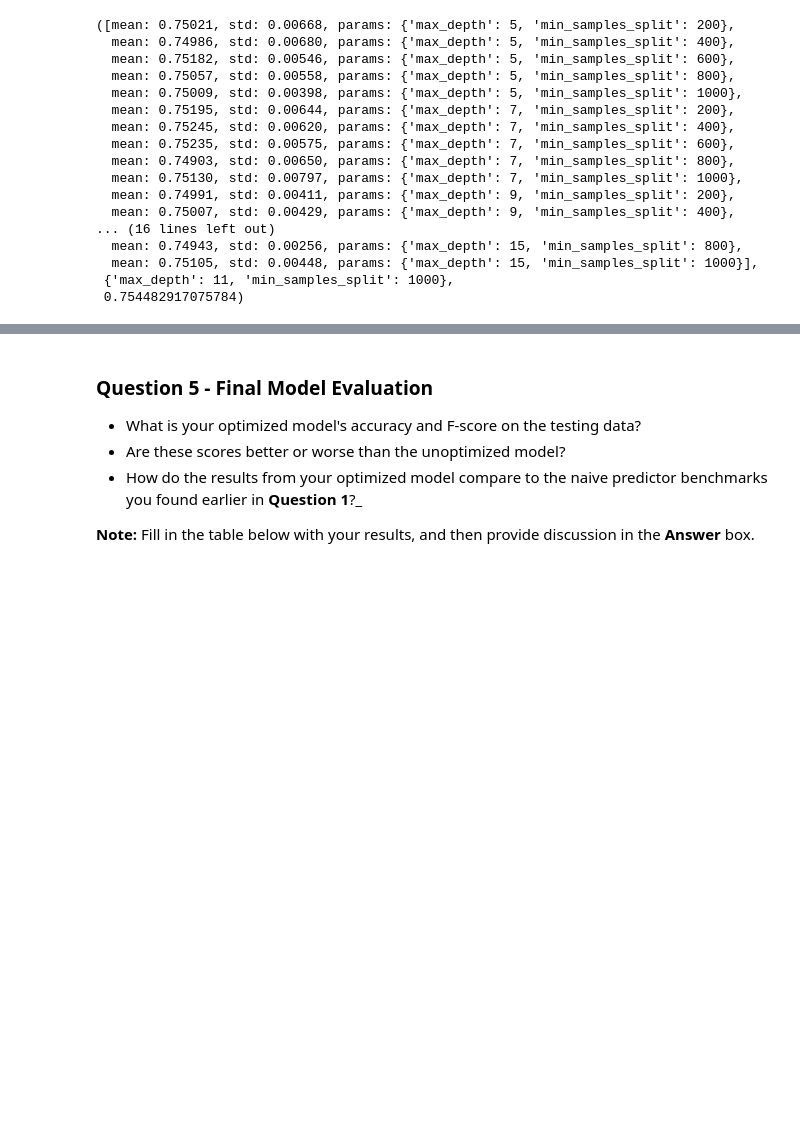
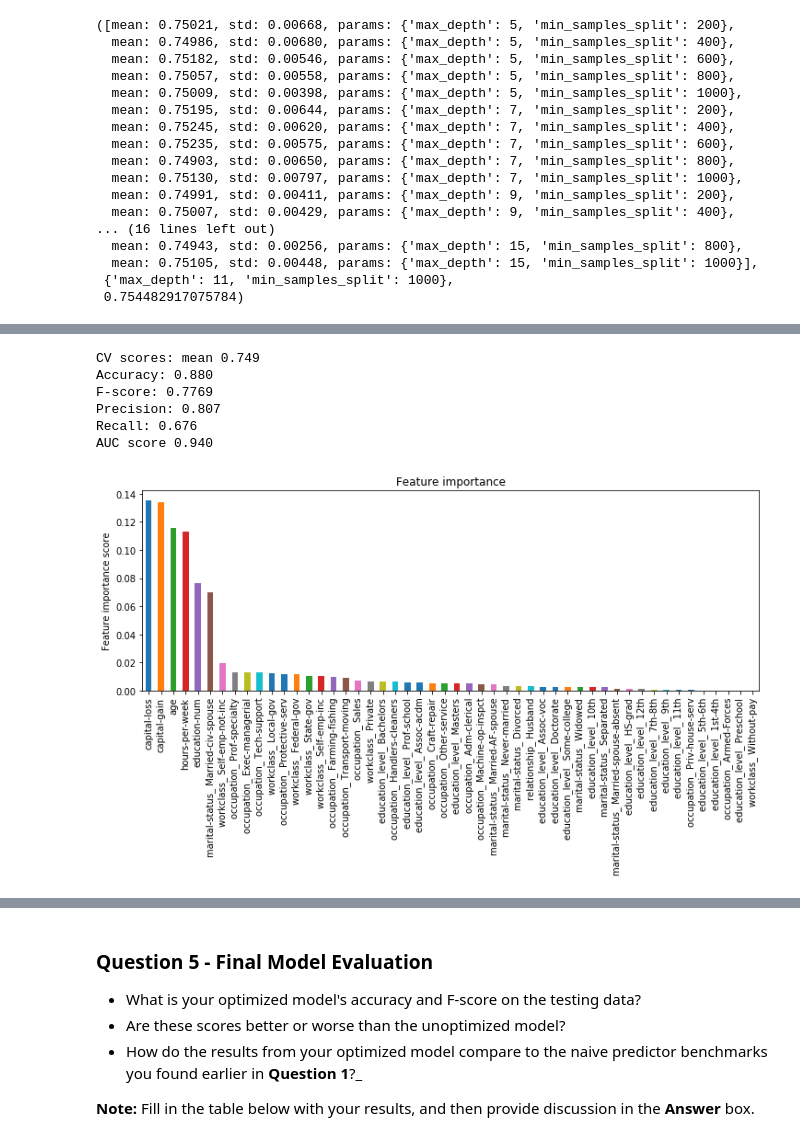
Before and after one commit to kotliarov/charity, a Jupyter notebook: finding_donors-bench.ipynb, the cells around one changed output, grey strips where cells are left out. Drawn from its saved outputs; the diff is of its cells as text; code cells hidden in the pictures; blank space fills up the shorter version.

```diff
--- a/finding_donors-bench.ipynb
+++ b/finding_donors-bench.ipynb
@@ -697,7 +698,7 @@ gsearch2.grid_scores_, gsearch2.best_params_, gsearch2.best_score_
  0.754482917075784)
 # %%
 # Tune tree specific params
-params3 = {'max_samples_leaf': [x for x in range(10, 81, 10)],
+params3 = {'min_samples_leaf': [x for x in range(10, 81, 10)],
           'min_samples_split': [x for x in range(1000, 2100, 200)]}
 gsearch3 = GridSearchCV(estimator=GradientBoostingClassifier(learning_rate=0.2,
                                                              n_estimators=60,
@@ -706,6 +707,7 @@ gsearch3 = GridSearchCV(estimator=GradientBoostingClassifier(learning_rate=0.2,
                                                              random_state=112233),
                          scoring=scorer,
                          cv=5,
-                         param_grid=params2)
+                         param_grid=params3,
+                         n_jobs=3)
 gsearch3.fit(X_train, y_train)
 gsearch3.grid_scores_, gsearch3.best_params_, gsearch3.best_score_
@@ -711,0 +732,10 @@ gsearch3.grid_scores_, gsearch3.best_params_, gsearch3.best_score_
+# %%
+fit_model(gsearch3.best_estimator_, X_train, y_train)
+# %% [output]
+CV scores: mean 0.749
+Accuracy: 0.880
+F-score: 0.7769
+Precision: 0.807
+Recall: 0.676
+AUC score 0.940
+[figure, added]
```
Also changed, not shown: parts of 12 cells of this notebook.
